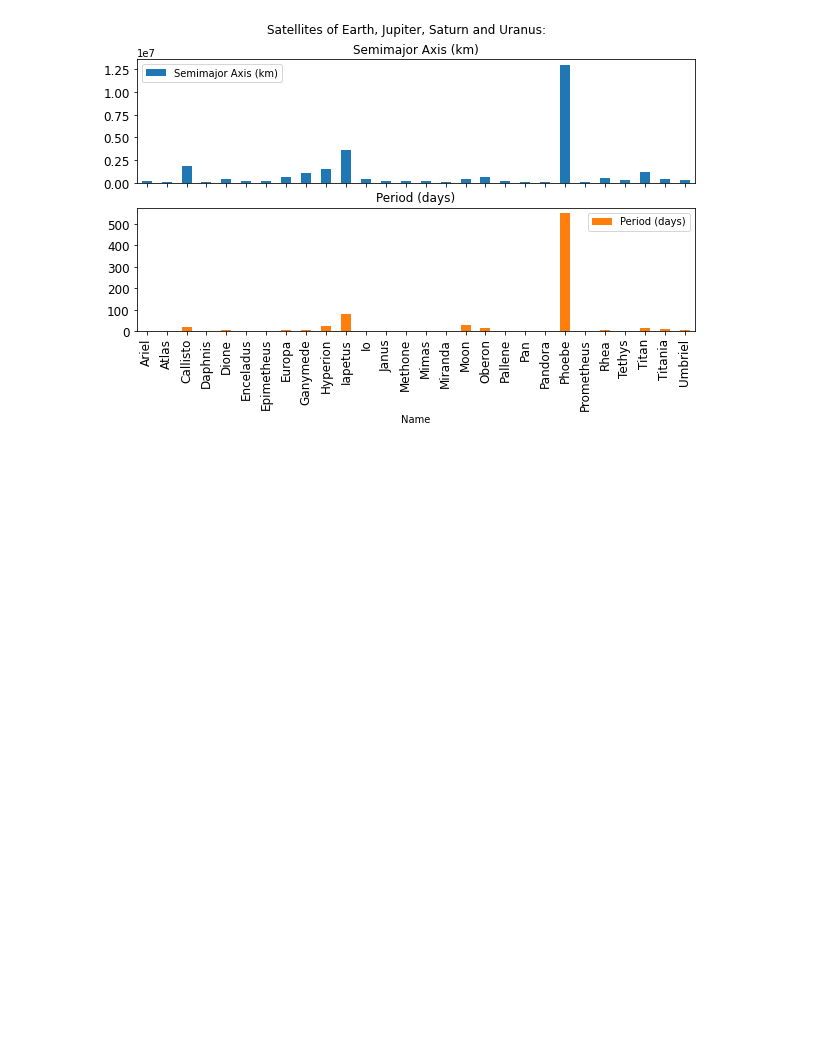
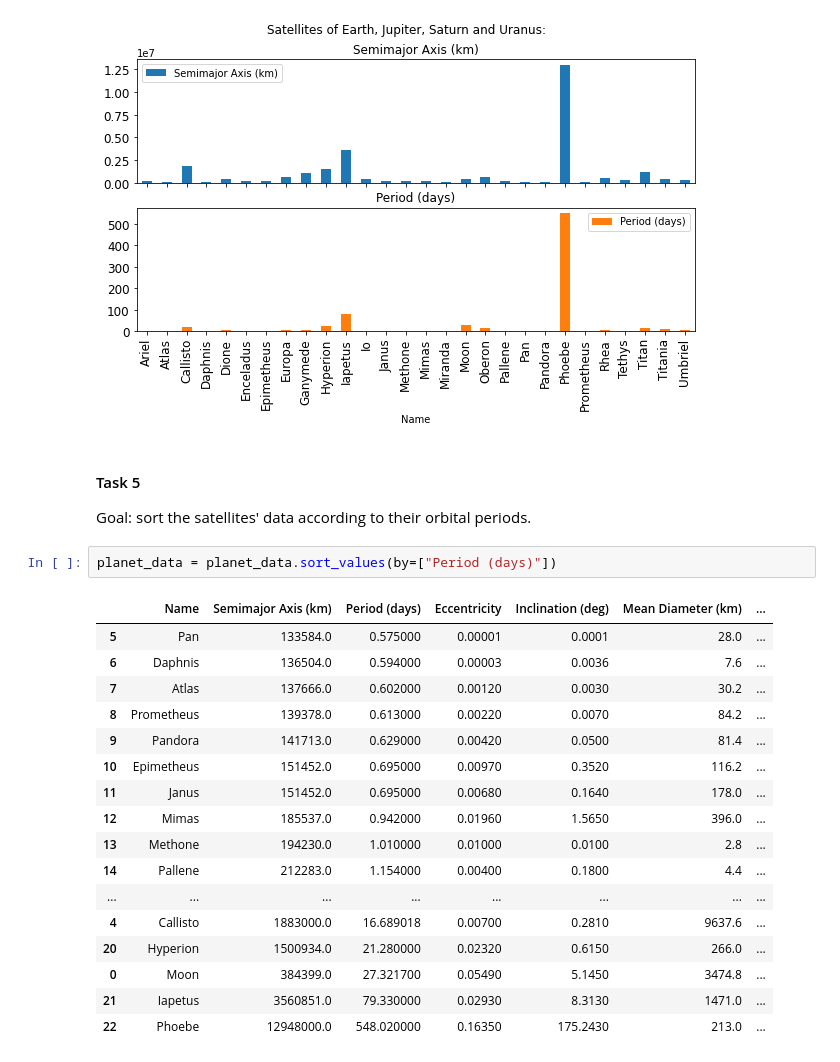
Before and after one commit to patrickmetz/B-S4-Scientific-Python-Programming, a Jupyter notebook: assignment_satellites_pandas.ipynb, the cells around one changed output. Cells and saved outputs as stored; diff of their text form; blank space fills up the shorter version.

```diff
--- a/assignment_satellites_pandas.ipynb
+++ b/assignment_satellites_pandas.ipynb
@@ -87,3 +87,26 @@ array([<AxesSubplot:title={'center':'Semimajor Axis (km)'}, xlabel='Name'>,
        <AxesSubplot:title={'center':'Period (days)'}, xlabel='Name'>],
       dtype=object)
 [figure]
+# %% [markdown]
+#### Task 5
+Goal: sort the satellites' data according to their orbital periods.
+# %%
+planet_data = planet_data.sort_values(by=["Period (days)"])
+# %% [output]
+|  | Name | Semimajor Axis (km) | Period (days) | Eccentricity | Inclination (deg) | Mean Diameter (km) | ... |
+| 5 | Pan | 133584.0 | 0.575000 | 0.00001 | 0.0001 | 28.0 | ... |
+| 6 | Daphnis | 136504.0 | 0.594000 | 0.00003 | 0.0036 | 7.6 | ... |
+| 7 | Atlas | 137666.0 | 0.602000 | 0.00120 | 0.0030 | 30.2 | ... |
+| 8 | Prometheus | 139378.0 | 0.613000 | 0.00220 | 0.0070 | 84.2 | ... |
+| 9 | Pandora | 141713.0 | 0.629000 | 0.00420 | 0.0500 | 81.4 | ... |
+| 10 | Epimetheus | 151452.0 | 0.695000 | 0.00970 | 0.3520 | 116.2 | ... |
+| 11 | Janus | 151452.0 | 0.695000 | 0.00680 | 0.1640 | 178.0 | ... |
+| 12 | Mimas | 185537.0 | 0.942000 | 0.01960 | 1.5650 | 396.0 | ... |
+| 13 | Methone | 194230.0 | 1.010000 | 0.01000 | 0.0100 | 2.8 | ... |
+| 14 | Pallene | 212283.0 | 1.154000 | 0.00400 | 0.1800 | 4.4 | ... |
+| ... | ... | ... | ... | ... | ... | ... | ... |
+| 4 | Callisto | 1883000.0 | 16.689018 | 0.00700 | 0.2810 | 9637.6 | ... |
+| 20 | Hyperion | 1500934.0 | 21.280000 | 0.02320 | 0.6150 | 266.0 | ... |
+| 0 | Moon | 384399.0 | 27.321700 | 0.05490 | 5.1450 | 3474.8 | ... |
+| 21 | Iapetus | 3560851.0 | 79.330000 | 0.02930 | 8.3130 | 1471.0 | ... |
+| 22 | Phoebe | 12948000.0 | 548.020000 | 0.16350 | 175.2430 | 213.0 | ... |
```
